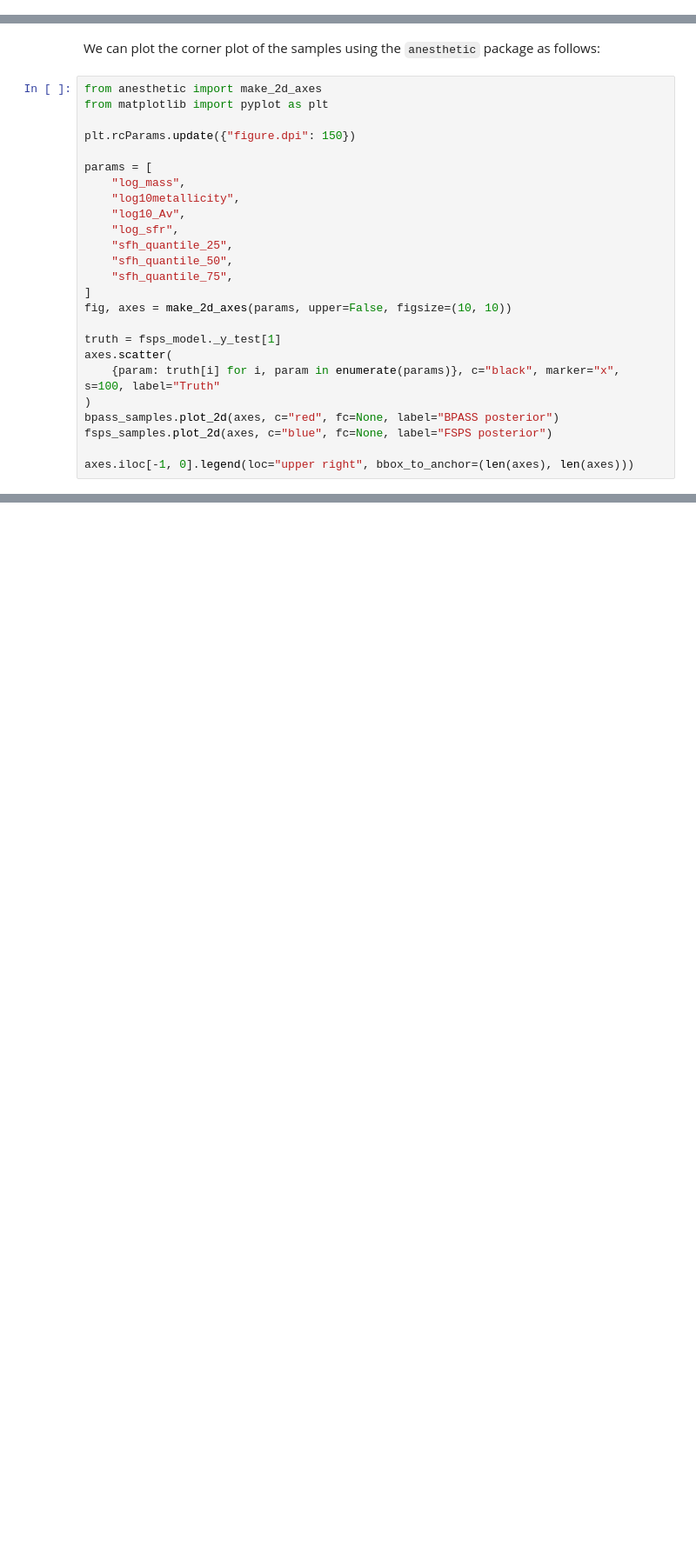
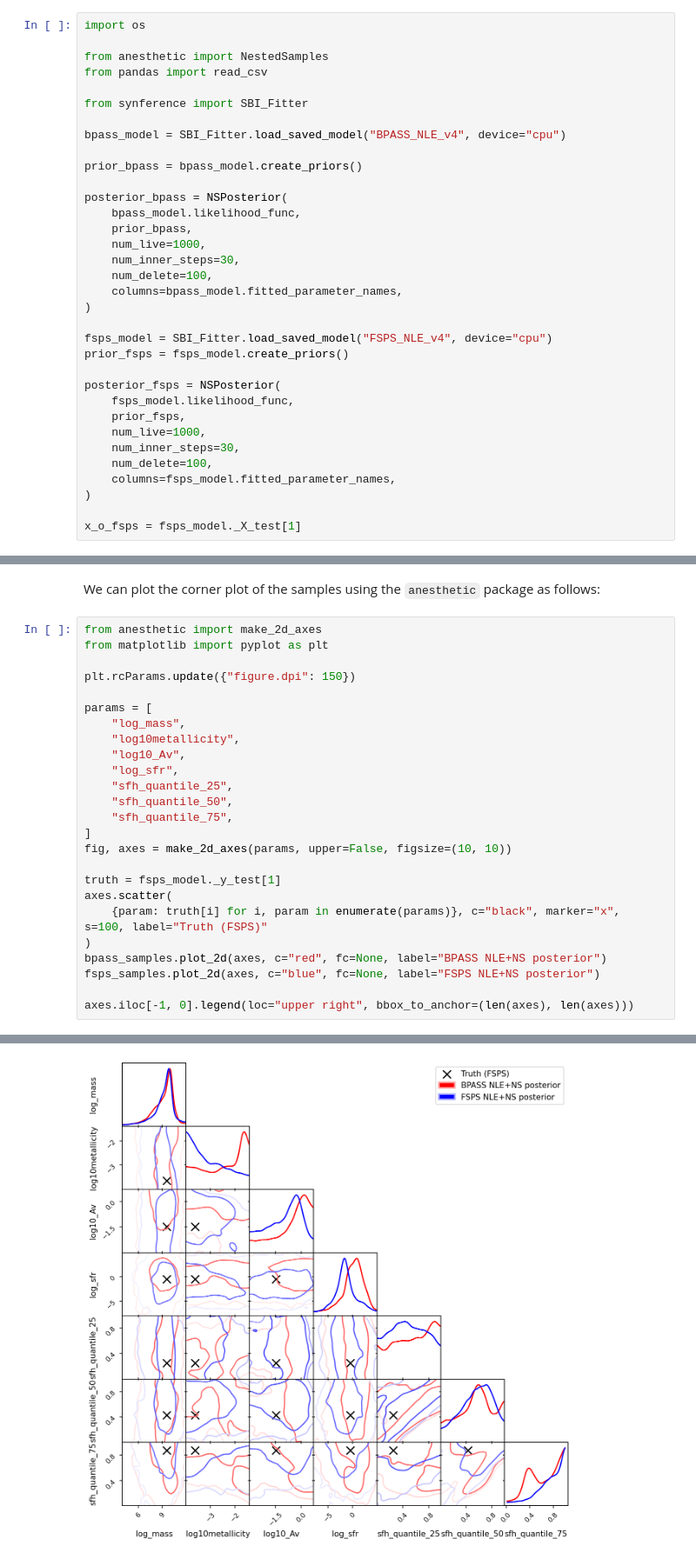
Before and after one commit to synthesizer-project/synference, a Jupyter notebook: docs/source/advanced_topics/nle.ipynb, the cells around one changed output, grey strips where cells are left out. Shown at 87% size. Cells and saved outputs as stored; diff of their text form; blank space fills up the shorter version.

```diff
--- a/docs/source/advanced_topics/nle.ipynb
+++ b/docs/source/advanced_topics/nle.ipynb
@@ -214,0 +179,34 @@ x_o_fsps = fsps_model._X_test[1]
+# %%
+import os
+
+from anesthetic import NestedSamples
+from pandas import read_csv
+
+from synference import SBI_Fitter
+
+bpass_model = SBI_Fitter.load_saved_model("BPASS_NLE_v4", device="cpu")
+
+prior_bpass = bpass_model.create_priors()
+
+posterior_bpass = NSPosterior(
+    bpass_model.likelihood_func,
+    prior_bpass,
+    num_live=1000,
+    num_inner_steps=30,
+    num_delete=100,
+    columns=bpass_model.fitted_parameter_names,
+)
+
+fsps_model = SBI_Fitter.load_saved_model("FSPS_NLE_v4", device="cpu")
+prior_fsps = fsps_model.create_priors()
+
+posterior_fsps = NSPosterior(
+    fsps_model.likelihood_func,
+    prior_fsps,
+    num_live=1000,
+    num_inner_steps=30,
+    num_delete=100,
+    columns=fsps_model.fitted_parameter_names,
+)
+
+x_o_fsps = fsps_model._X_test[1]
@@ -264,9 +286,10 @@ fig, axes = make_2d_axes(params, upper=False, figsize=(10, 10))
 
 truth = fsps_model._y_test[1]
 axes.scatter(
-    {param: truth[i] for i, param in enumerate(params)}, c="black", marker="x", s=100, label="Truth"
+    {param: truth[i] for i, param in enumerate(params)}, c="black", marker="x", s=100, label="Truth (FSPS)"
 )
-bpass_samples.plot_2d(axes, c="red", fc=None, label="BPASS posterior")
-fsps_samples.plot_2d(axes, c="blue", fc=None, label="FSPS posterior")
+bpass_samples.plot_2d(axes, c="red", fc=None, label="BPASS NLE+NS posterior")
+fsps_samples.plot_2d(axes, c="blue", fc=None, label="FSPS NLE+NS posterior")
 
 axes.iloc[-1, 0].legend(loc="upper right", bbox_to_anchor=(len(axes), len(axes)))
+# %% [output]
@@ -272,0 +297 @@ axes.iloc[-1, 0].legend(loc="upper right", bbox_to_anchor=(len(axes), len(axes))
+[figure, added]
```
Also changed, not shown: parts of 15 cells of this notebook.
